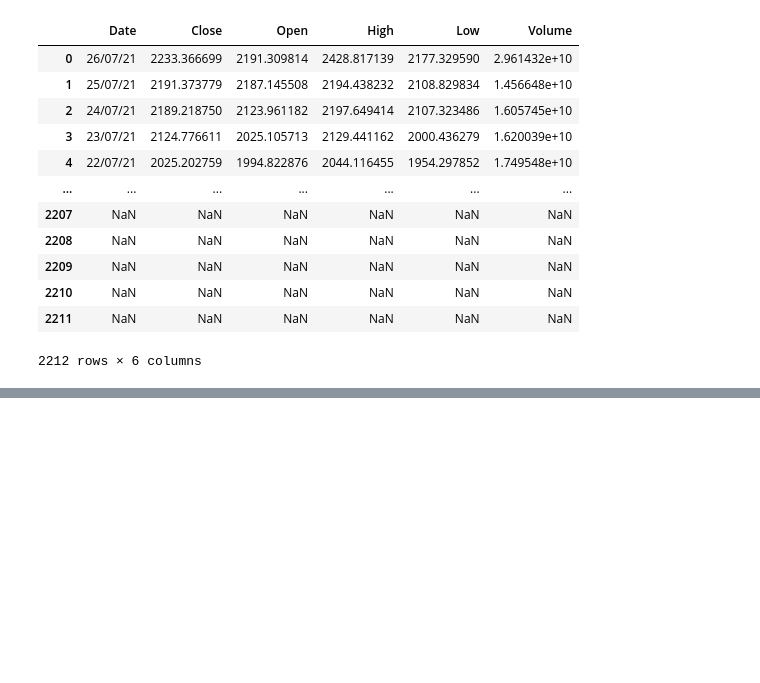
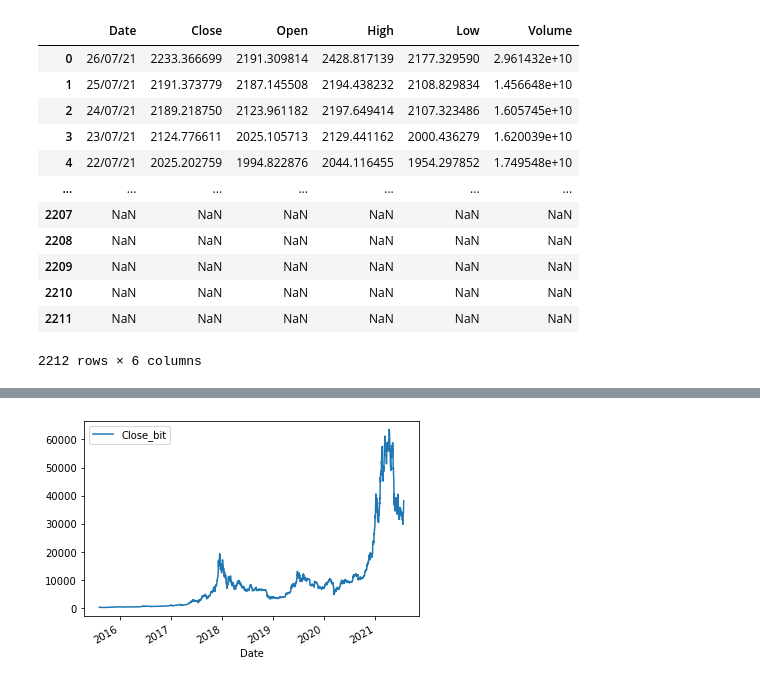
Before and after one commit to data301-2021-winter1/project-group08-project, a Jupyter notebook: notebooks/utkarsh_agarwal.ipynb, the cells around one changed output, grey strips where cells are left out. Saved outputs shown, nothing was run; the diff lists cells and outputs as text; code cells hidden in the pictures; blank space fills up the shorter version.

```diff
--- a/notebooks/utkarsh_agarwal.ipynb
+++ b/notebooks/utkarsh_agarwal.ipynb
@@ -40,0 +215,18 @@ pd.read_csv("/Users/utkarshagarwal/DATA301/project/project-group08-project/data/
+# %%
+bit['Date']=(
+bit['Date'].str.replace('Jan','01')
+   .str.replace('Feb','02')
+   .str.replace('Mar','03')
+   .str.replace('Apr','04')
+   .str.replace('May','05')
+   .str.replace('Jun','06')
+   .str.replace('Jul','07')
+   .str.replace('Aug','08')
+   .str.replace('Sep','09')
+   .str.replace('Oct','10')
+   .str.replace('Nov','11')
+   .str.replace('Dec','12')
+   .str.replace(',','')
+   .str.replace(' ',''))
+
+bit
@@ -40,0 +247,3 @@ pd.read_csv("/Users/utkarshagarwal/DATA301/project/project-group08-project/data/
+# %%
+bit['Date'] = pd.to_datetime(bit['Date'], format='%m%d%Y')
+bit
@@ -40,0 +298,2 @@ pd.read_csv("/Users/utkarshagarwal/DATA301/project/project-group08-project/data/
+# %%
+merge1=pd.merge(bit,eth,on="Date",how="inner")
@@ -40,0 +316,3 @@ pd.read_csv("/Users/utkarshagarwal/DATA301/project/project-group08-project/data/
+# %%
+merge1.columns= [x.replace('_x','_bit') for x in merge1.columns]
+merge1.columns= [x.replace('_y','_eth') for x in merge1.columns]
@@ -40,0 +335,4 @@ pd.read_csv("/Users/utkarshagarwal/DATA301/project/project-group08-project/data/
+# %%
+y=merge1.plot( 'Date' , 'Close_bit' )
+# %% [output]
+[figure, added]
```
Also changed, not shown: parts of 34 cells of this notebook, 3 other files.
